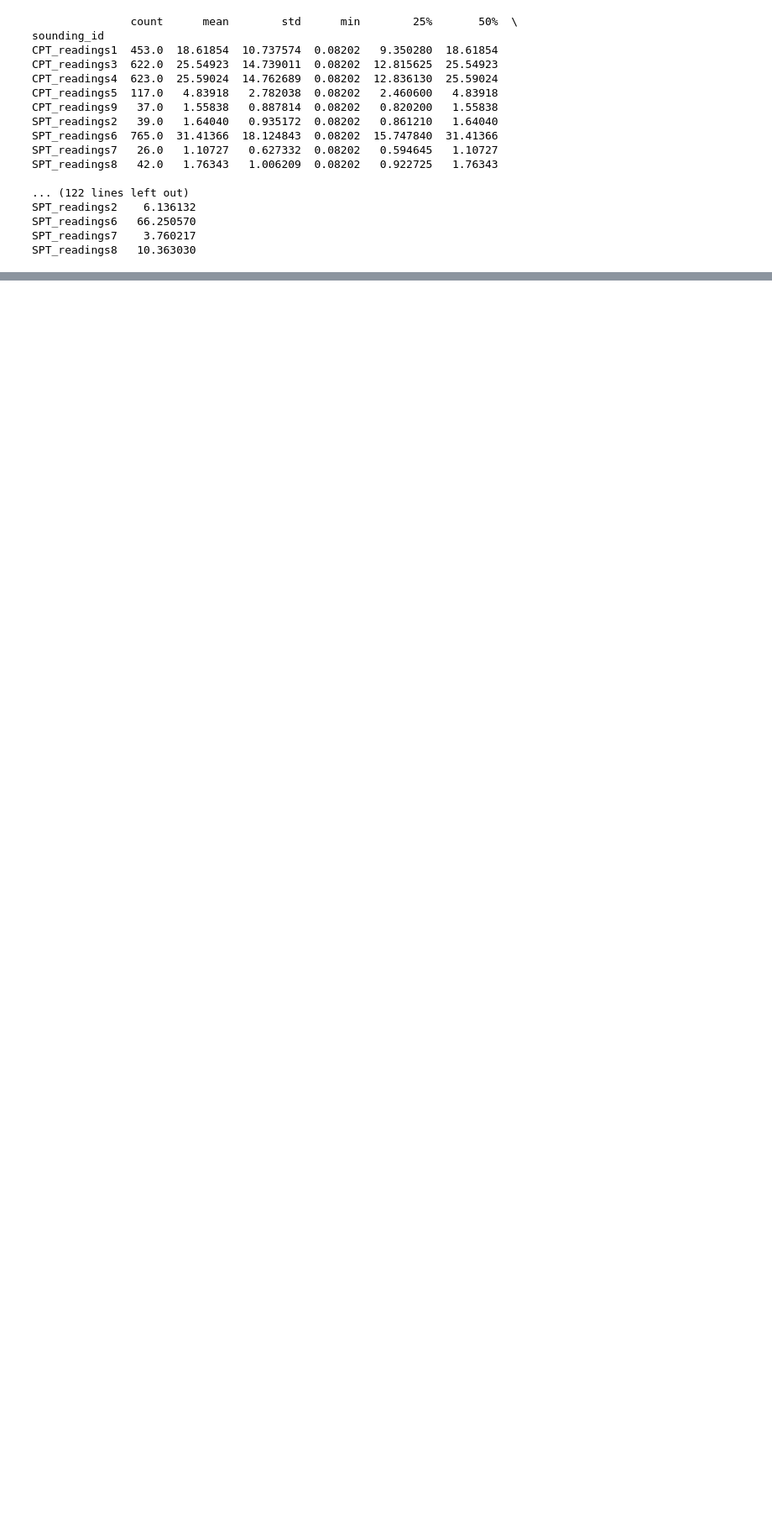
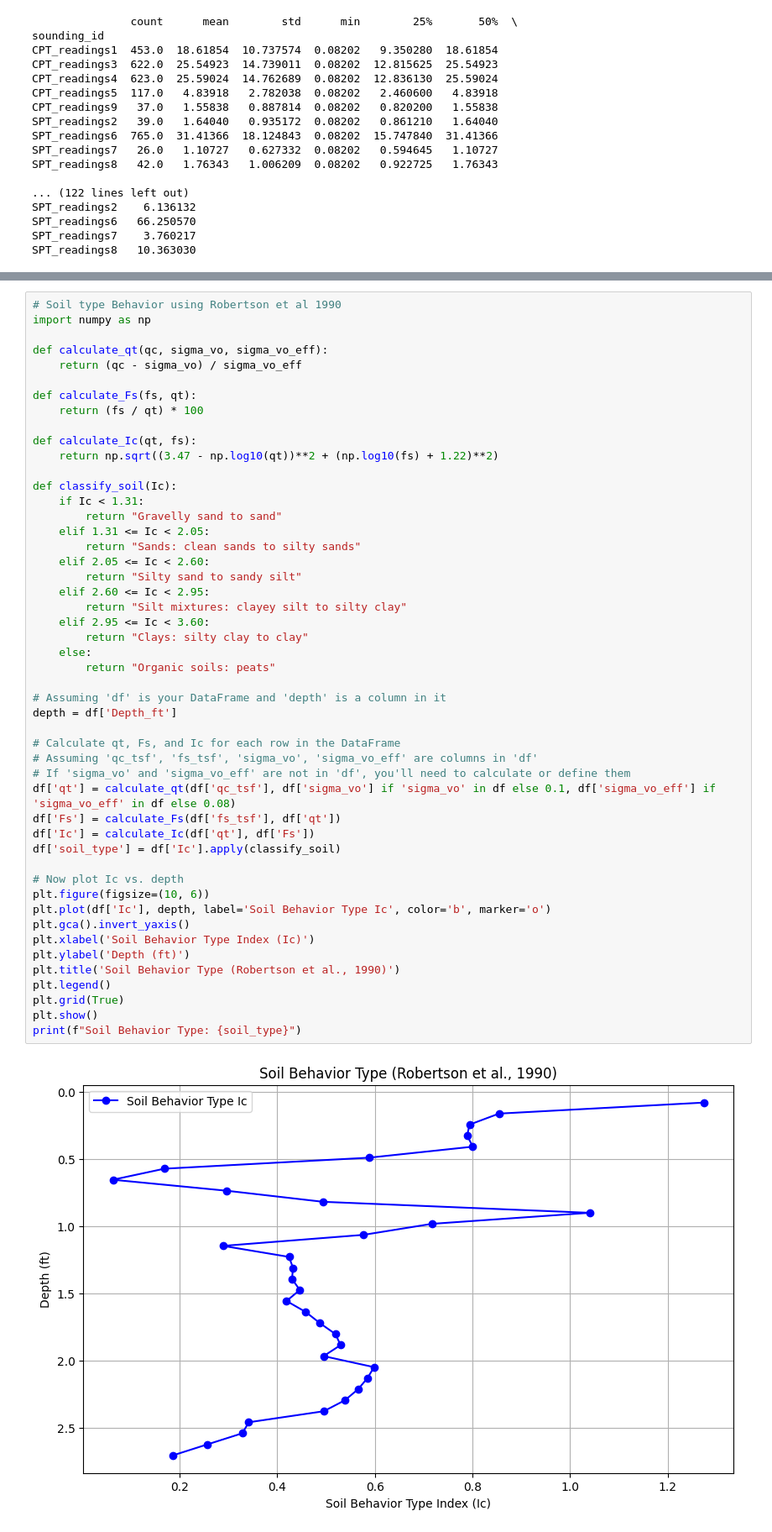
Before and after one commit to iGeology-Illinois/geol-581-module-3-principles-of-uncertainty-chapter-4-seanb7, a Jupyter notebook: Python Lab 4.ipynb, the cells around one changed output, grey strips where cells are left out. Shown at 84% size. Drawn from its saved outputs; the diff is of its cells as text; blank space fills up the shorter version.

```diff
--- a/Python Lab 4.ipynb
+++ b/Python Lab 4.ipynb
@@ -650,0 +617,51 @@ plt.show() # Add this to display plot
+# %%
+# Soil type Behavior using Robertson et al 1990
+import numpy as np
+
+def calculate_qt(qc, sigma_vo, sigma_vo_eff):
+    return (qc - sigma_vo) / sigma_vo_eff
+
+def calculate_Fs(fs, qt):
+    return (fs / qt) * 100
+
+def calculate_Ic(qt, fs):
+    return np.sqrt((3.47 - np.log10(qt))**2 + (np.log10(fs) + 1.22)**2)
+
+def classify_soil(Ic):
+    if Ic < 1.31:
+        return "Gravelly sand to sand"
+    elif 1.31 <= Ic < 2.05:
+        return "Sands: clean sands to silty sands"
+    elif 2.05 <= Ic < 2.60:
+        return "Silty sand to sandy silt"
+    elif 2.60 <= Ic < 2.95:
+        return "Silt mixtures: clayey silt to silty clay"
+    elif 2.95 <= Ic < 3.60:
+        return "Clays: silty clay to clay"
+    else:
+        return "Organic soils: peats"
+
+# Assuming 'df' is your DataFrame and 'depth' is a column in it
+depth = df['Depth_ft']
+
+# Calculate qt, Fs, and Ic for each row in the DataFrame
+# Assuming 'qc_tsf', 'fs_tsf', 'sigma_vo', 'sigma_vo_eff' are columns in 'df'
+# If 'sigma_vo' and 'sigma_vo_eff' are not in 'df', you'll need to calculate or define them
+df['qt'] = calculate_qt(df['qc_tsf'], df['sigma_vo'] if 'sigma_vo' in df else 0.1, df['sigma_vo_eff'] if 'sigma_vo_eff' in df else 0.08)
+df['Fs'] = calculate_Fs(df['fs_tsf'], df['qt'])
+df['Ic'] = calculate_Ic(df['qt'], df['Fs'])
+df['soil_type'] = df['Ic'].apply(classify_soil)
+
+# Now plot Ic vs. depth
+plt.figure(figsize=(10, 6))
+plt.plot(df['Ic'], depth, label='Soil Behavior Type Ic', color='b', marker='o')
+plt.gca().invert_yaxis()
+plt.xlabel('Soil Behavior Type Index (Ic)')
+plt.ylabel('Depth (ft)')
+plt.title('Soil Behavior Type (Robertson et al., 1990)')
+plt.legend()
+plt.grid(True)
+plt.show()
+print(f"Soil Behavior Type: {soil_type}")
+# %% [output]
+[figure, added]
```
Also changed, not shown: parts of 3 cells of this notebook.
